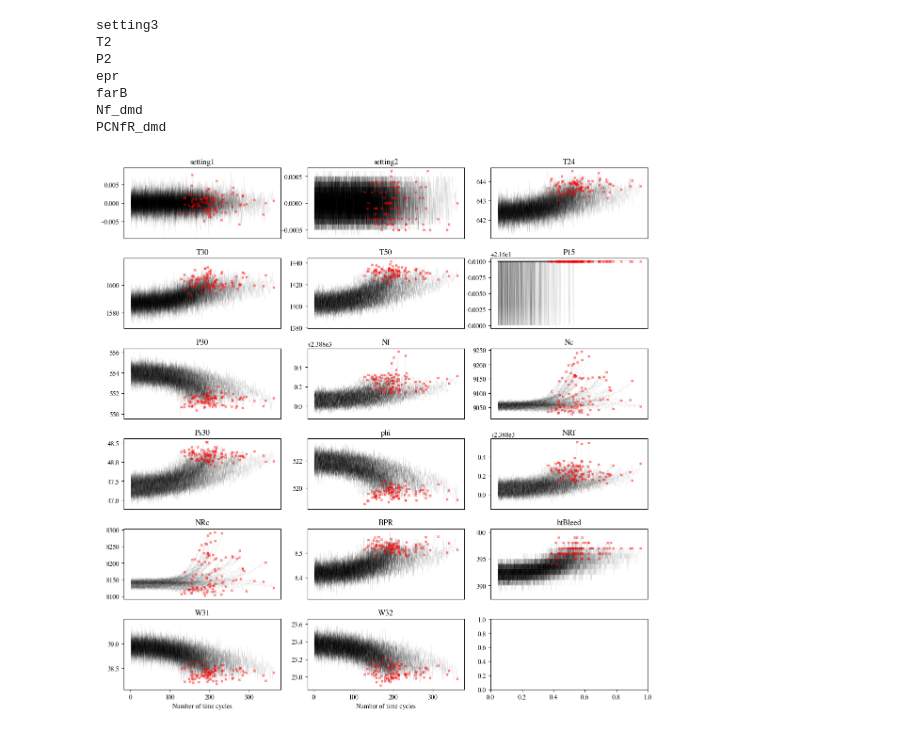
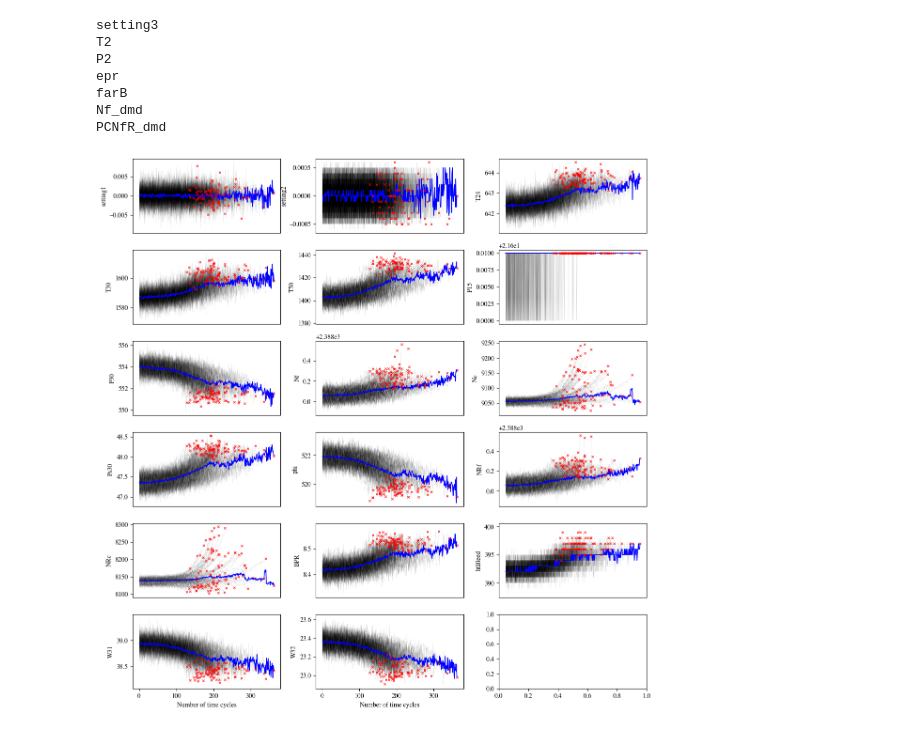
Before and after one commit to martinbog19/ml-engine-maintenance, a Jupyter notebook: EDA_.ipynb, the cells around one changed output. Saved outputs shown, nothing was run; the diff lists cells and outputs as text; code cells hidden in the pictures.

```diff
--- a/EDA_.ipynb
+++ b/EDA_.ipynb
@@ -76,20 +76,23 @@ farB
 Nf_dmd
 PCNfR_dmd
 # %%
+data_mean = data.groupby('timeCycles').median(settings + measurements).reset_index()
+
 fig, ax = plt.subplots(6, 3, figsize = (12, 12)); ax = ax.flatten()
 
 for i, feature in enumerate(settings + measurements) :
+    ax[i].plot(data_mean['timeCycles'], data_mean[feature], c = 'blue', linewidth = 1.2, zorder = 0)
     for unit in list(data['unitNumber'].unique()) :
         dataUnit = data.groupby('unitNumber').get_group(unit)
         ax[i].plot(dataUnit['timeCycles'], dataUnit[feature], c = 'k', alpha = 0.1, linewidth = 0.4, zorder = -1)
-        ax[i].scatter(dataUnit['timeCycles'].tail(1), dataUnit[feature].tail(1), c = 'red', marker = 'x', alpha = 0.5, s = 10, zorder = 1)
-    ax[i].set_title(feature)
+        ax[i].scatter(dataUnit['timeCycles'].tail(1), dataUnit[feature].tail(1), c = 'red', marker = 'x', s = 10, zorder = 1, linewidth = 0.75)
+    ax[i].set_ylabel(feature)
     if i < 15 :
         ax[i].set_xticks([])
     else :
         ax[i].set_xlabel('Number of time cycles')
 
 plt.tight_layout(w_pad = 0.01)
 plt.show()
 # %% [output]
-[figure, old version]
+[figure, new version]
```
Also changed, not shown: parts of 2 cells of this notebook.
